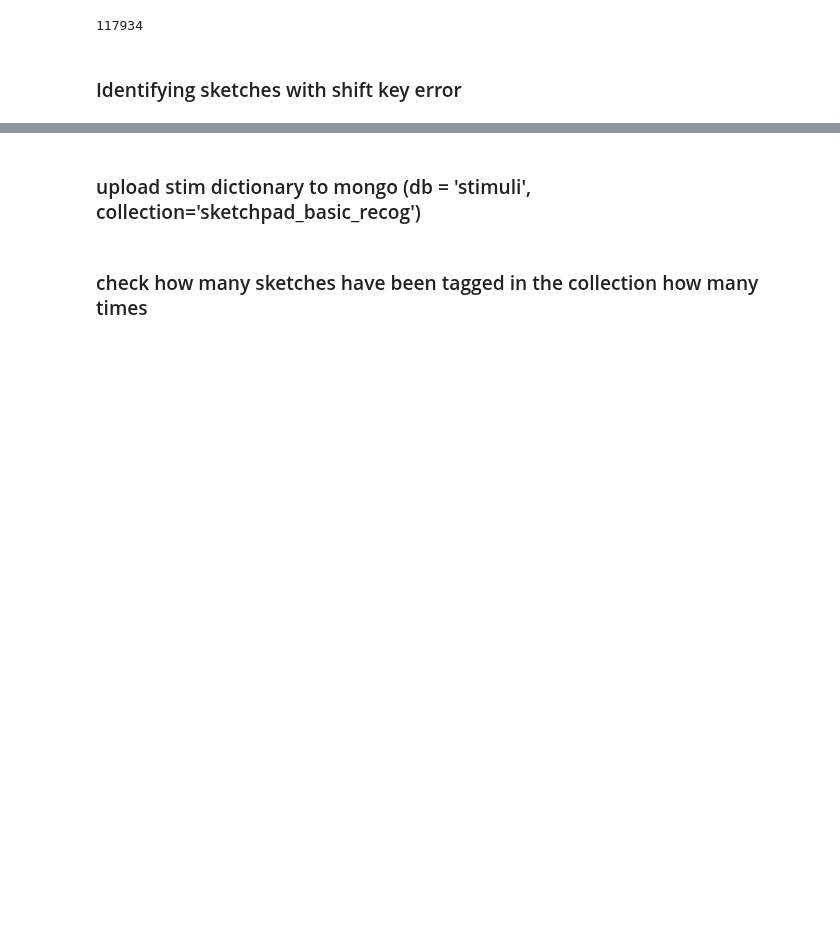
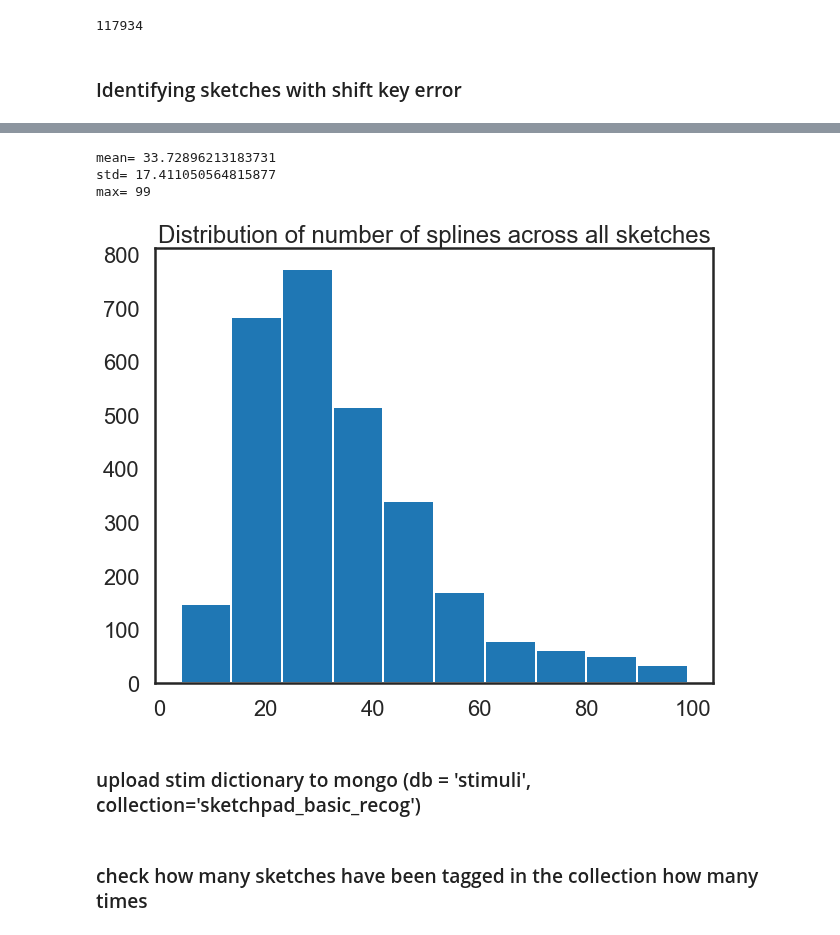
Before and after one commit to cogtoolslab/semantic_parts, a Jupyter notebook: analysis/kushinm/preprocess_sketches_for_annotation_and_add_to_mongo.ipynb, the cells around one changed output, grey strips where cells are left out. Saved outputs shown, nothing was run; the diff lists cells and outputs as text; code cells hidden in the pictures; blank space fills up the shorter version.

```diff
--- a/analysis/kushinm/preprocess_sketches_for_annotation_and_add_to_mongo.ipynb
+++ b/analysis/kushinm/preprocess_sketches_for_annotation_and_add_to_mongo.ipynb
@@ -377,3 +371,12 @@ for i,sketch in meta.iterrows():
     num_short_splines.append(_num_short_splines)
 
 num_short_splines = pd.Series(num_short_splines)
+
+#creating a troubleshooting dataframe to look at which sketches may be problematic
+full_meta=pd.read_csv('sketchpad_basic_pilot2_group_data.csv')
+full_meta.sort_index().sort_index(axis=1)
+full_meta
+pngs = full_meta.loc[:,'png']
+
+ts_df = meta
+ts_df = ts_df.assign(short_splines=num_short_splines, png= pngs)
@@ -406,2 +439,15 @@ ts_df[ts_df['short_splines']>100]
+# %%
+plt.figure(figsize=(10,8))
+plt.title('Distribution of number of splines across all sketches')
+plt.hist(ts_df['numSplines'])
+
+print "mean=", ts_df['numSplines'].mean()
+print "std=", ts_df['numSplines'].std()
+print "max=", ts_df['numSplines'].max()
+# %% [output]
+mean= 33.72896213183731
+std= 17.411050564815877
+max= 99
+[figure, added]
 # %% [markdown]
 ### upload stim dictionary to mongo (db = 'stimuli', collection='sketchpad_basic_recog')
```
Also changed, not shown: parts of 9 cells of this notebook.
